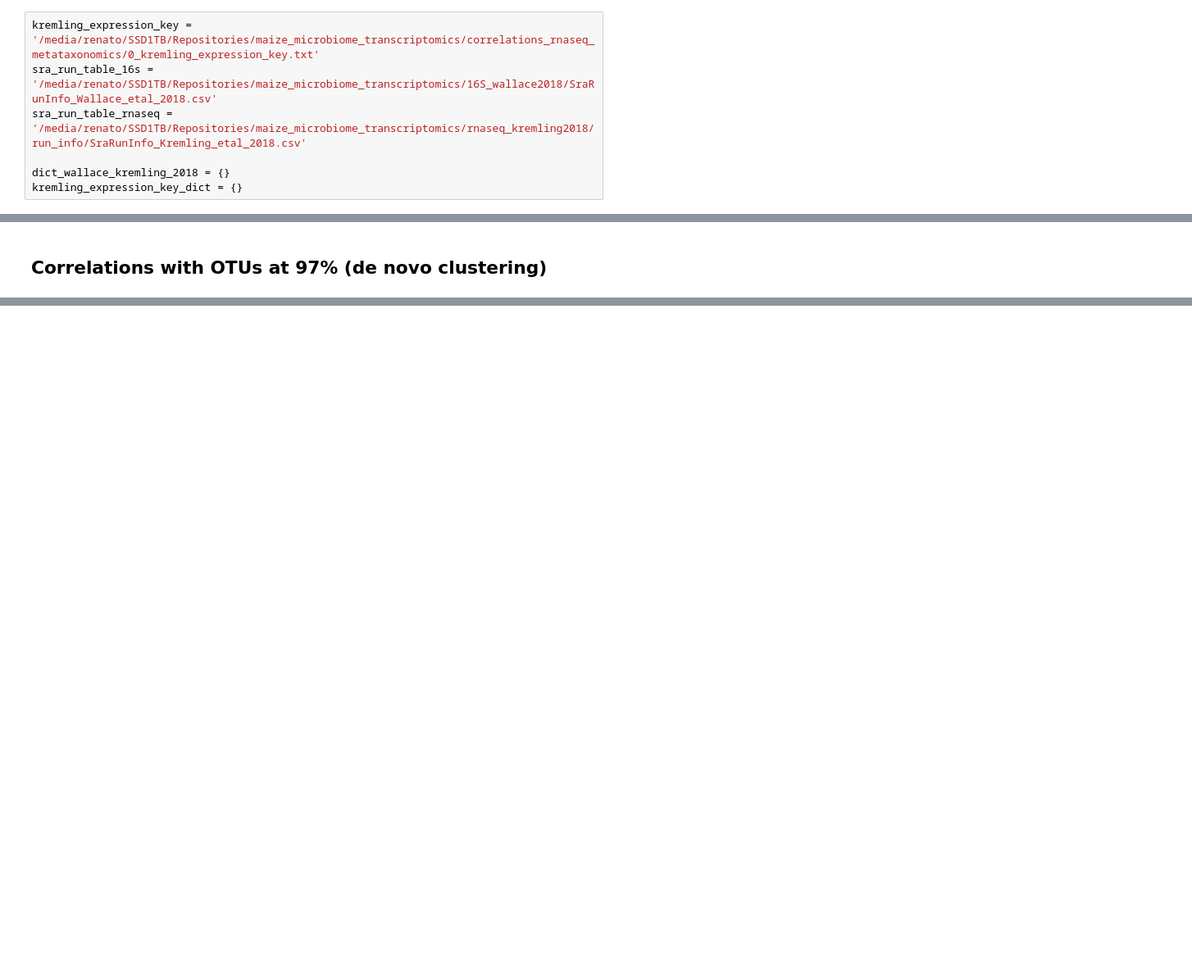
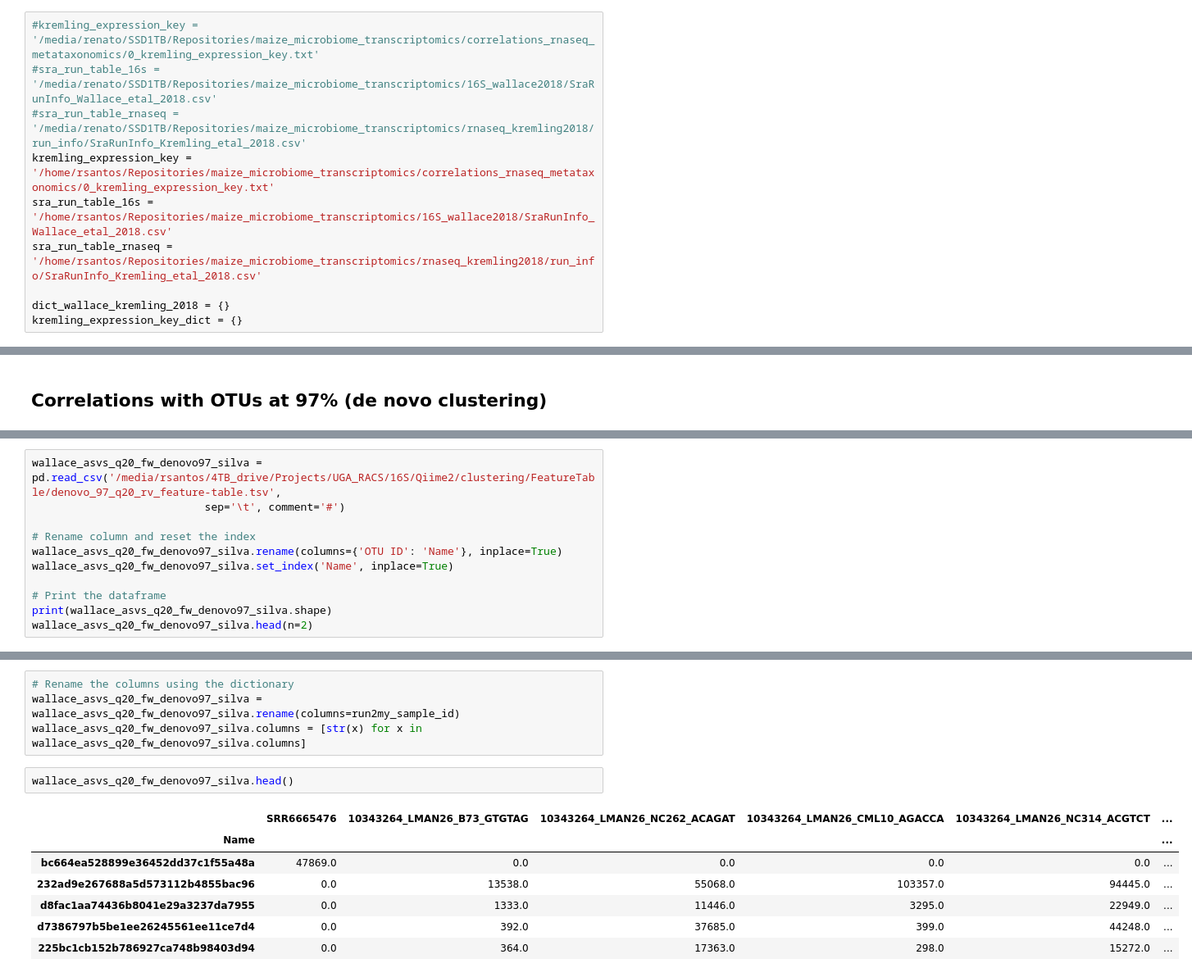
Before and after one commit to SantosRAC/maize_microbiome_transcriptomics, a Jupyter notebook: correlations_rnaseq_metataxonomics/expr_metataxonomics_clustasvs_cors.ipynb, the cells around one changed output, grey strips where cells are left out. Shown at 82% size. Cells and saved outputs as stored; diff of their text form; blank space fills up the shorter version.

Commit message:
Getting representative OTUs for correlations (added de novo; getting taxonomy from scikit-classify with SILVA)

```diff
--- a/correlations_rnaseq_metataxonomics/expr_metataxonomics_clustasvs_cors.ipynb
+++ b/correlations_rnaseq_metataxonomics/expr_metataxonomics_clustasvs_cors.ipynb
@@ -7,9 +7,12 @@ Qiime2 has nice tutorial on how to do this.
 # %% [markdown]
 ## Correlations with OTUs at 99% using SILVA (closed reference)
 # %%
-kremling_expression_key = '/media/renato/SSD1TB/Repositories/maize_microbiome_transcriptomics/correlations_rnaseq_metataxonomics/0_kremling_expression_key.txt'
-sra_run_table_16s = '/media/renato/SSD1TB/Repositories/maize_microbiome_transcriptomics/16S_wallace2018/SraRunInfo_Wallace_etal_2018.csv'
-sra_run_table_rnaseq = '/media/renato/SSD1TB/Repositories/maize_microbiome_transcriptomics/rnaseq_kremling2018/run_info/SraRunInfo_Kremling_etal_2018.csv'
+#kremling_expression_key = '/media/renato/SSD1TB/Repositories/maize_microbiome_transcriptomics/correlations_rnaseq_metataxonomics/0_kremling_expression_key.txt'
+#sra_run_table_16s = '/media/renato/SSD1TB/Repositories/maize_microbiome_transcriptomics/16S_wallace2018/SraRunInfo_Wallace_etal_2018.csv'
+#sra_run_table_rnaseq = '/media/renato/SSD1TB/Repositories/maize_microbiome_transcriptomics/rnaseq_kremling2018/run_info/SraRunInfo_Kremling_etal_2018.csv'
+kremling_expression_key = '/home/rsantos/Repositories/maize_microbiome_transcriptomics/correlations_rnaseq_metataxonomics/0_kremling_expression_key.txt'
+sra_run_table_16s = '/home/rsantos/Repositories/maize_microbiome_transcriptomics/16S_wallace2018/SraRunInfo_Wallace_etal_2018.csv'
+sra_run_table_rnaseq = '/home/rsantos/Repositories/maize_microbiome_transcriptomics/rnaseq_kremling2018/run_info/SraRunInfo_Kremling_etal_2018.csv'
 
 dict_wallace_kremling_2018 = {}
 kremling_expression_key_dict = {}
@@ -288,0 +275,11 @@ None
+# %%
+wallace_asvs_q20_fw_denovo97_silva = pd.read_csv('/media/rsantos/4TB_drive/Projects/UGA_RACS/16S/Qiime2/clustering/FeatureTable/denovo_97_q20_rv_feature-table.tsv',
+                           sep='\t', comment='#')
+
+# Rename column and reset the index
+wallace_asvs_q20_fw_denovo97_silva.rename(columns={'OTU ID': 'Name'}, inplace=True)
+wallace_asvs_q20_fw_denovo97_silva.set_index('Name', inplace=True)
+
+# Print the dataframe
+print(wallace_asvs_q20_fw_denovo97_silva.shape)
+wallace_asvs_q20_fw_denovo97_silva.head(n=2)
@@ -288,0 +293,14 @@ None
+# %%
+# Rename the columns using the dictionary
+wallace_asvs_q20_fw_denovo97_silva = wallace_asvs_q20_fw_denovo97_silva.rename(columns=run2my_sample_id)
+wallace_asvs_q20_fw_denovo97_silva.columns = [str(x) for x in wallace_asvs_q20_fw_denovo97_silva.columns]
+# %%
+wallace_asvs_q20_fw_denovo97_silva.head()
+# %% [output]
+|  | SRR6665476 | 10343264_LMAN26_B73_GTGTAG | 10343264_LMAN26_NC262_ACAGAT | 10343264_LMAN26_CML10_AGACCA | 10343264_LMAN26_NC314_ACGTCT | ... |
+| Name |  |  |  |  |  | ... |
+| bc664ea528899e36452dd37c1f55a48a | 47869.0 | 0.0 | 0.0 | 0.0 | 0.0 | ... |
+| 232ad9e267688a5d573112b4855bac96 | 0.0 | 13538.0 | 55068.0 | 103357.0 | 94445.0 | ... |
+| d8fac1aa74436b8041e29a3237da7955 | 0.0 | 1333.0 | 11446.0 | 3295.0 | 22949.0 | ... |
+| d7386797b5be1ee26245561ee11ce7d4 | 0.0 | 392.0 | 37685.0 | 399.0 | 44248.0 | ... |
+| 225bc1cb152b786927ca748b98403d94 | 0.0 | 364.0 | 17363.0 | 298.0 | 15272.0 | ... |
```
Also changed, not shown: parts of 34 cells of this notebook.
